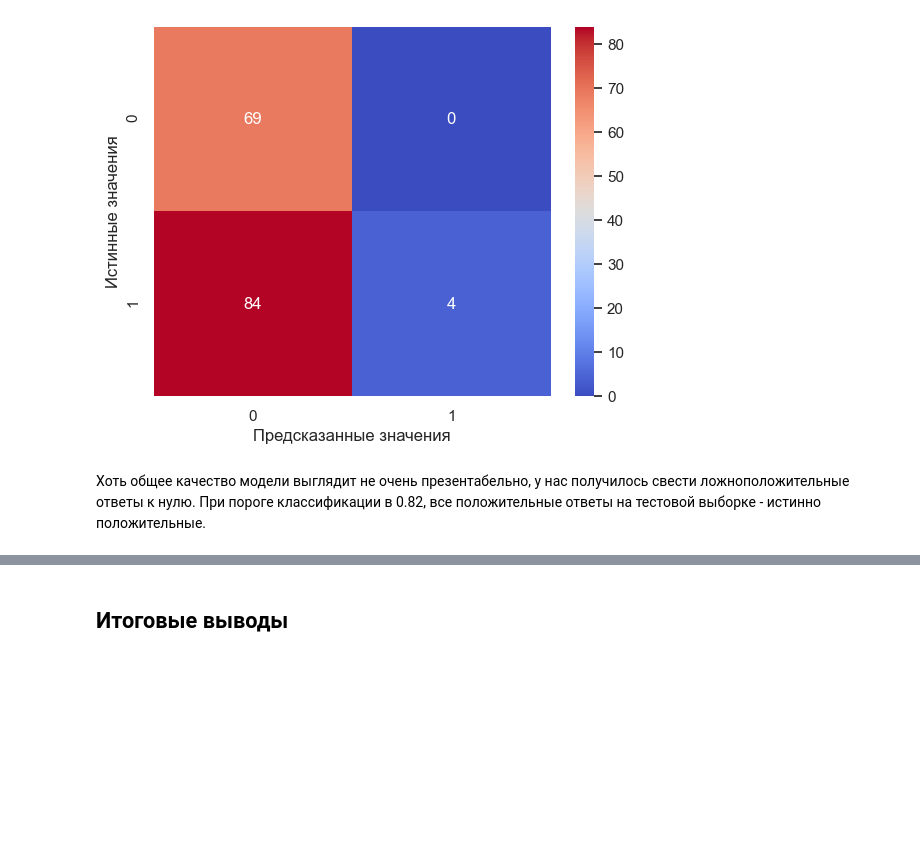
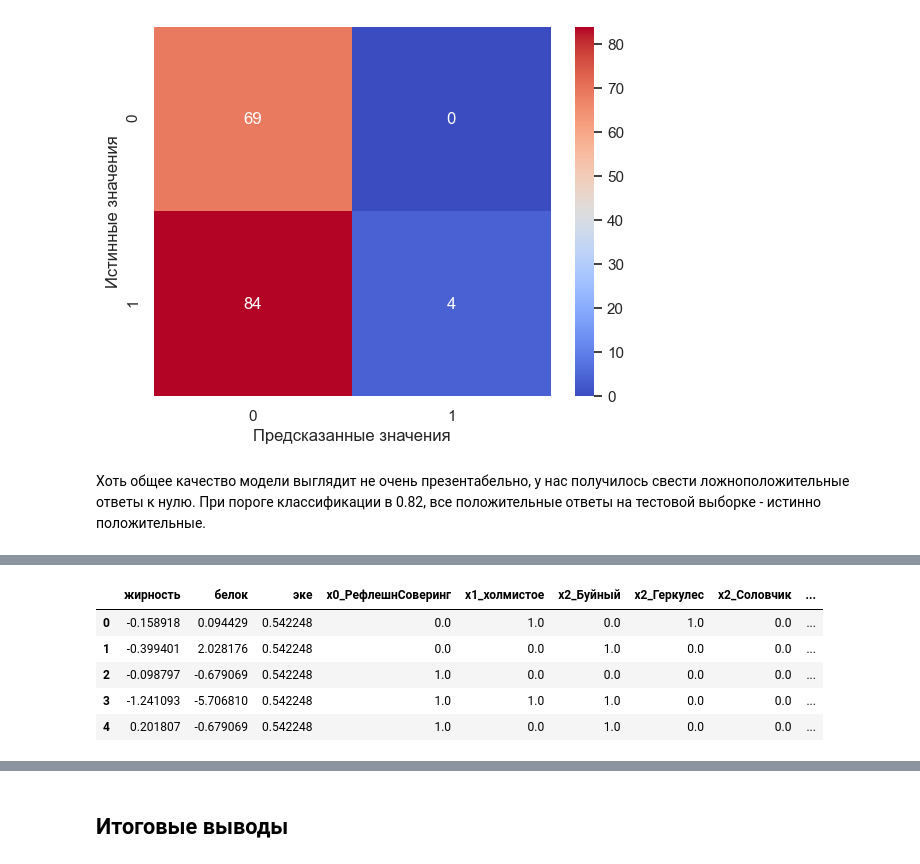
Before and after one commit to Maksim1004/data_science_studying, a Jupyter notebook: cows_and_machine_learning.ipynb, the cells around one changed output, grey strips where cells are left out. Drawn from its saved outputs; the diff is of its cells as text; code cells hidden in the pictures; blank space fills up the shorter version.

```diff
--- a/cows_and_machine_learning.ipynb
+++ b/cows_and_machine_learning.ipynb
@@ -1010,0 +851,8 @@ ds_buy_lr_encode_scale.head()
+# %%
+X_train, X_test, y_train, y_test = train_test_split( # Получение тренировочной выборки третьей модели для повторного обучения кодировщика и скейлера
+    data_lr_third.drop('удой', axis=1),
+    data_lr_third['удой'],
+    random_state = RANDOM_STATE)
+
+X_train, ds_buy_lr = scale_and_encode(X_train, ds_buy_lr)
+ds_buy_lr.head()
@@ -1218,0 +1044,15 @@ ds_buy_scale.head()
+# %%
+X_train, X_test, y_train, y_test = train_test_split( # Получаем тренировочную выборку для обучения энкодера и скейлера
+    data_logr.drop('вкус', axis=1),
+    data_logr['вкус'],
+    random_state=RANDOM_STATE)
+
+X_train, ds_buy_logr = scale_and_encode(X_train, ds_buy_logr)
+ds_buy_logr.head()
+# %% [output]
+|  | жирность | белок | эке | x0_РефлешнСоверинг | x1_холмистое | x2_Буйный | x2_Геркулес | x2_Соловчик | ... |
+| 0 | -0.158918 | 0.094429 | 0.542248 | 0.0 | 1.0 | 0.0 | 1.0 | 0.0 | ... |
+| 1 | -0.399401 | 2.028176 | 0.542248 | 0.0 | 0.0 | 1.0 | 0.0 | 0.0 | ... |
+| 2 | -0.098797 | -0.679069 | 0.542248 | 1.0 | 0.0 | 0.0 | 0.0 | 0.0 | ... |
+| 3 | -1.241093 | -5.706810 | 0.542248 | 1.0 | 1.0 | 1.0 | 0.0 | 0.0 | ... |
+| 4 | 0.201807 | -0.679069 | 0.542248 | 1.0 | 0.0 | 1.0 | 0.0 | 0.0 | ... |
```
Also changed, not shown: parts of 69 cells of this notebook.
